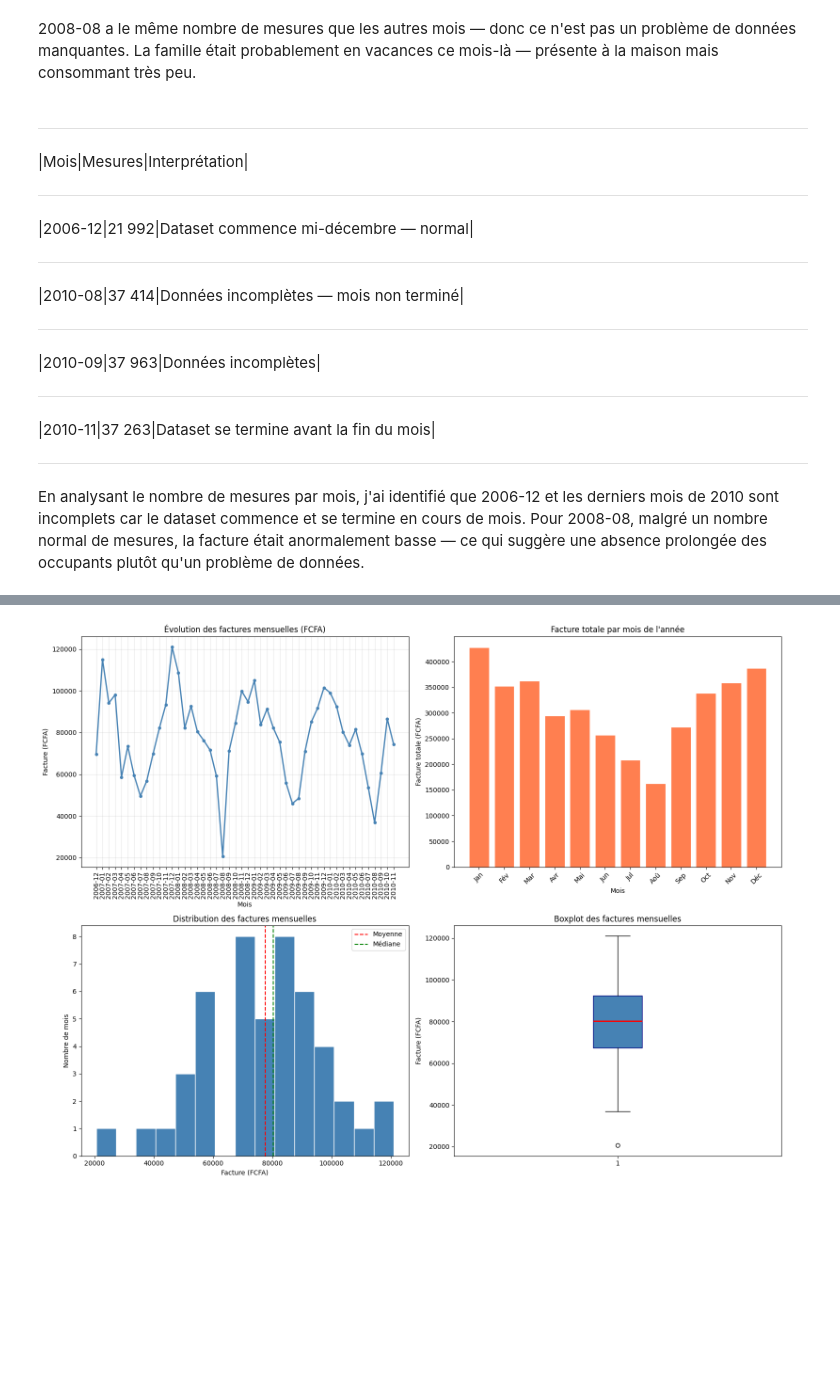
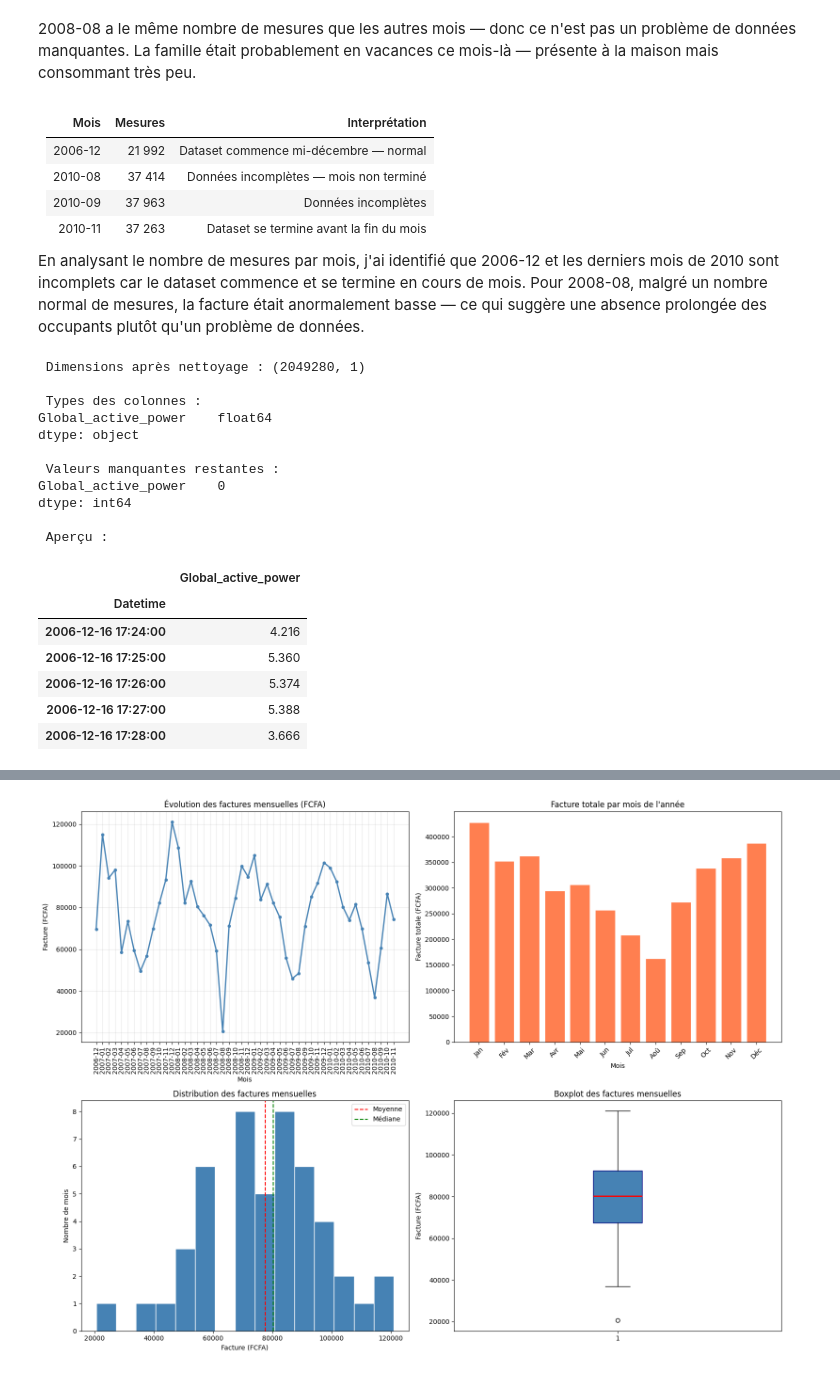
Before and after one commit to Kaynor-Data/projet-cie-factures, a Jupyter notebook: analyse_factures_cie.ipynb, the cells around one changed output, grey strips where cells are left out. Saved outputs shown, nothing was run; the diff lists cells and outputs as text; code cells hidden in the pictures; blank space fills up the shorter version.

```diff
--- a/analyse_factures_cie.ipynb
+++ b/analyse_factures_cie.ipynb
@@ -106,16 +65,60 @@ Nombre de mesures par mois :
 # %% [markdown]
 2008-08 a le même nombre de mesures que les autres mois — donc ce n'est pas un problème de données manquantes. La famille était probablement en vacances ce mois-là — présente à la maison mais consommant très peu.
 # %% [markdown]
-______________________________________________________
-|Mois|Mesures|Interprétation|
-______________________________________________________
-|2006-12|21 992|Dataset commence mi-décembre — normal|
-______________________________________________________
-|2010-08|37 414|Données incomplètes — mois non terminé|
-______________________________________________________
-|2010-09|37 963|Données incomplètes|
-______________________________________________________
-|2010-11|37 263|Dataset se termine avant la fin du mois|
-______________________________________________________
+| Mois | Mesures | Interprétation |
+|------|---------|---------------|
+| 2006-12 | 21 992 | Dataset commence mi-décembre — normal |
+| 2010-08 | 37 414 | Données incomplètes — mois non terminé |
+| 2010-09 | 37 963 | Données incomplètes |
+| 2010-11 | 37 263 | Dataset se termine avant la fin du mois |
+
 
 En analysant le nombre de mesures par mois, j'ai identifié que 2006-12 et les derniers mois de 2010 sont incomplets car le dataset commence et se termine en cours de mois. Pour 2008-08, malgré un nombre normal de mesures, la facture était anormalement basse — ce qui suggère une absence prolongée des occupants plutôt qu'un problème de données.
+# %%
+# ==============================
+# Étape 3 : Nettoyage des données
+# (basé sur les observations)
+# ==============================
+
+# 1. Fusionner Date et Time en datetime
+df['Datetime'] = pd.to_datetime(
+    df['Date'] + ' ' + df['Time'],
+    format='%d/%m/%Y %H:%M:%S'
+)
+
+# 2. Supprimer les colonnes inutiles pour ce projet
+df = df[['Datetime', 'Global_active_power']]
+
+# 3. Mettre Datetime en index
+df.set_index('Datetime', inplace=True)
+
+# 4. Supprimer les valeurs manquantes
+df.dropna(inplace=True)
+
+# 5. Vérification après nettoyage
+print(" Dimensions après nettoyage :", df.shape)
+print("\n Types des colonnes :")
+print(df.dtypes)
+print("\n Valeurs manquantes restantes :")
+print(df.isnull().sum())
+print("\n Aperçu :")
+df.head()
+# %% [output]
+ Dimensions après nettoyage : (2049280, 1)
+
+ Types des colonnes :
+Global_active_power    float64
+dtype: object
+
+ Valeurs manquantes restantes :
+Global_active_power    0
+dtype: int64
+
+ Aperçu :
+|  | Global_active_power |
+| Datetime |  |
+| 2006-12-16 17:24:00 | 4.216 |
+| 2006-12-16 17:25:00 | 5.360 |
+| 2006-12-16 17:26:00 | 5.374 |
+| 2006-12-16 17:27:00 | 5.388 |
+| 2006-12-16 17:28:00 | 3.666 |
```
Also changed, not shown: parts of 12 cells of this notebook.
